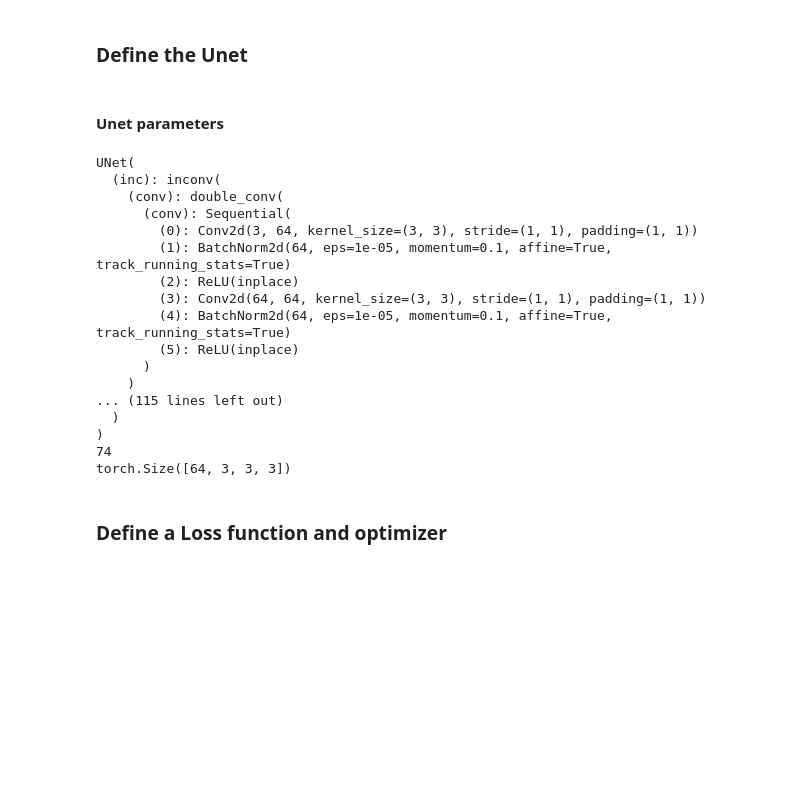
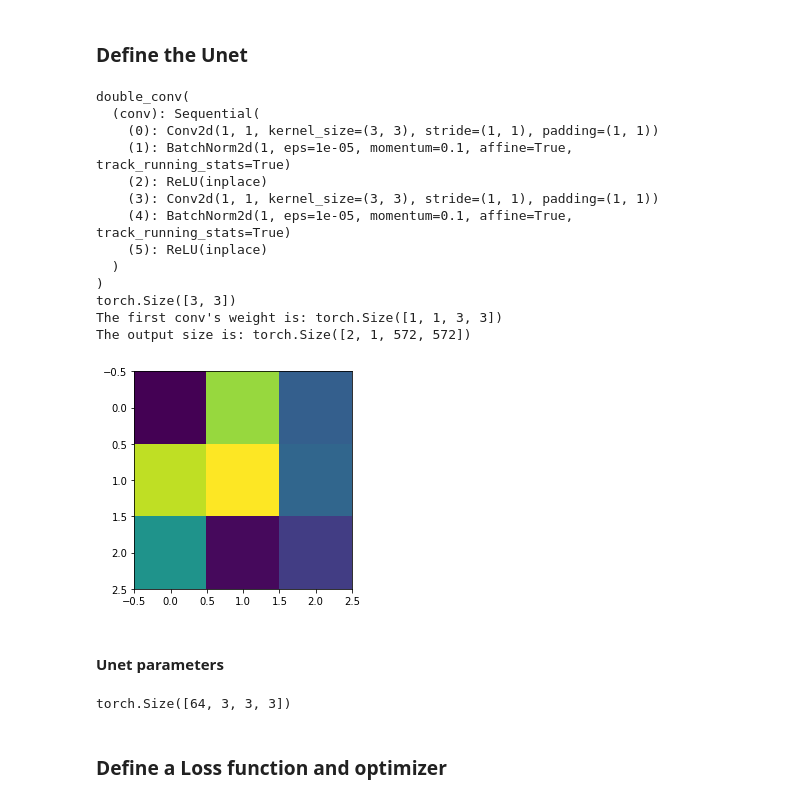
Before and after one commit to xysong1201/MRIImage_segmentation, a Jupyter notebook: Unet.ipynb, the cells around one changed output. Drawn from its saved outputs; the diff is of its cells as text; code cells hidden in the pictures; blank space fills up the shorter version.

```diff
--- a/Unet.ipynb
+++ b/Unet.ipynb
@@ -220,7 +220,16 @@ torch.float64
 ### Define the Unet
 # %%
 class double_conv(nn.Module):
-    '''(conv => BN => ReLU) * 2'''
+    '''(conv => BN => ReLU) * 2
+    Args:
+        in_ch: number of channels of the input
+        out_ch: number of channels of the output
+        inputsize (N, C_in, H, W)
+        outputsize (N, C_out, H_out, W_out)
+        where N is the batch size, C is the number of channels
+        kernel =3, stride =1, padding =0
+        after the double_conv, the image size is decreased by 4 on each dimention
+    '''
     def __init__(self, in_ch, out_ch):
         super(double_conv, self).__init__()
         self.conv = nn.Sequential(
@@ -233,8 +242,36 @@ class double_conv(nn.Module):
         )
 
     def forward(self, x):
+
         x = self.conv(x)
         return x
+# %%
+# test the double_conv
+double_convnet = double_conv(1,1)
+print(double_convnet)
+input = torch.randn(2,1,572,572)
+output = double_convnet(input)
+double_convparams = list(double_convnet.parameters())
+first_w = double_convparams[0].detach().squeeze()
+print(first_w.size())
+plt.imshow(first_w)
+print("The first conv's weight is: "+str(double_convparams[0].size()))
+print("The output size is: "+str(output.size()))
+# %% [output]
+double_conv(
+  (conv): Sequential(
+    (0): Conv2d(1, 1, kernel_size=(3, 3), stride=(1, 1), padding=(1, 1))
+    (1): BatchNorm2d(1, eps=1e-05, momentum=0.1, affine=True, track_running_stats=True)
+    (2): ReLU(inplace)
+    (3): Conv2d(1, 1, kernel_size=(3, 3), stride=(1, 1), padding=(1, 1))
+    (4): BatchNorm2d(1, eps=1e-05, momentum=0.1, affine=True, track_running_stats=True)
+    (5): ReLU(inplace)
+  )
+)
+torch.Size([3, 3])
+The first conv's weight is: torch.Size([1, 1, 3, 3])
+The output size is: torch.Size([2, 1, 572, 572])
+[figure, added]
 # %%
 class inconv(nn.Module):
     def __init__(self, in_ch, out_ch):
@@ -323,27 +367,17 @@ class UNet(nn.Module):
 #### Unet parameters
 # %%
 unet = UNet(3,3).double()
-print(unet)
+#print(unet)
 unet_params = list(unet.parameters())
-print(len(unet_params))
-print(unet_params[0].size()) # conv1's weight
+#print(len(unet_params))
+print(unet_params[0].size()) # conv1's weight  0.4.
+# for m in range(64):
+#     for n in range(3):
+#         first_weight = unet_params[0].detach().squeeze()[m,n,:,:]
+#         #print(first_weight.size())
+#         plt.imshow(first_weight)
+#         plt.pause(1)
 # %% [output]
-UNet(
-  (inc): inconv(
-    (conv): double_conv(
-      (conv): Sequential(
-        (0): Conv2d(3, 64, kernel_size=(3, 3), stride=(1, 1), padding=(1, 1))
-        (1): BatchNorm2d(64, eps=1e-05, momentum=0.1, affine=True, track_running_stats=True)
-        (2): ReLU(inplace)
-        (3): Conv2d(64, 64, kernel_size=(3, 3), stride=(1, 1), padding=(1, 1))
-        (4): BatchNorm2d(64, eps=1e-05, momentum=0.1, affine=True, track_running_stats=True)
-        (5): ReLU(inplace)
-      )
-    )
-... (115 lines left out)
-  )
-)
-74
 torch.Size([64, 3, 3, 3])
 # %%
 unet = unet.cuda()
```
Also changed, not shown: parts of 17 cells of this notebook.
